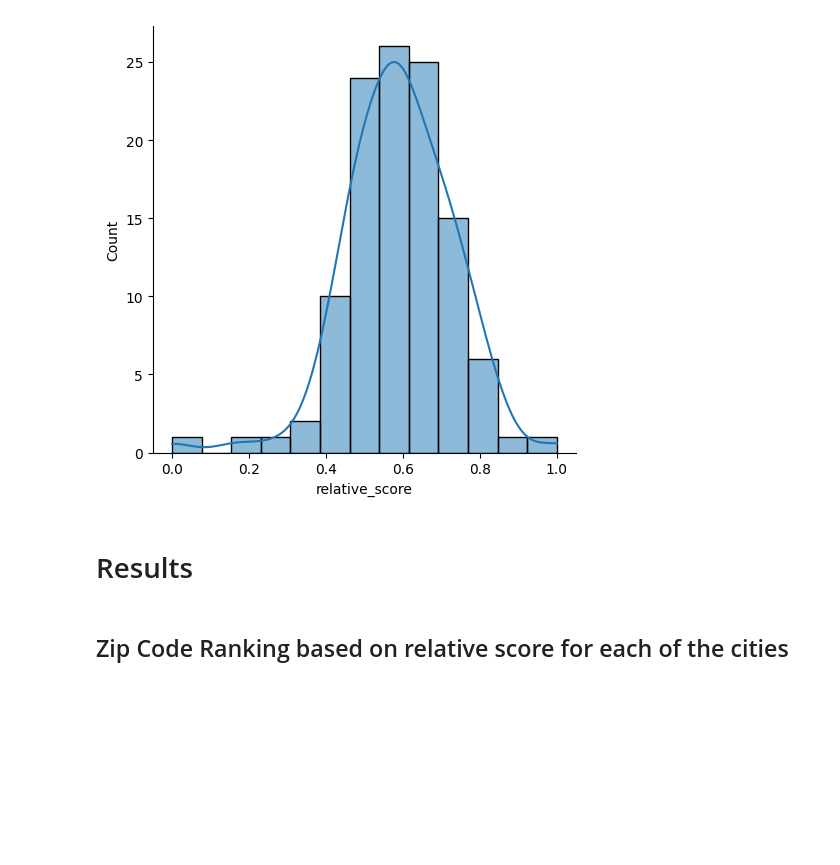
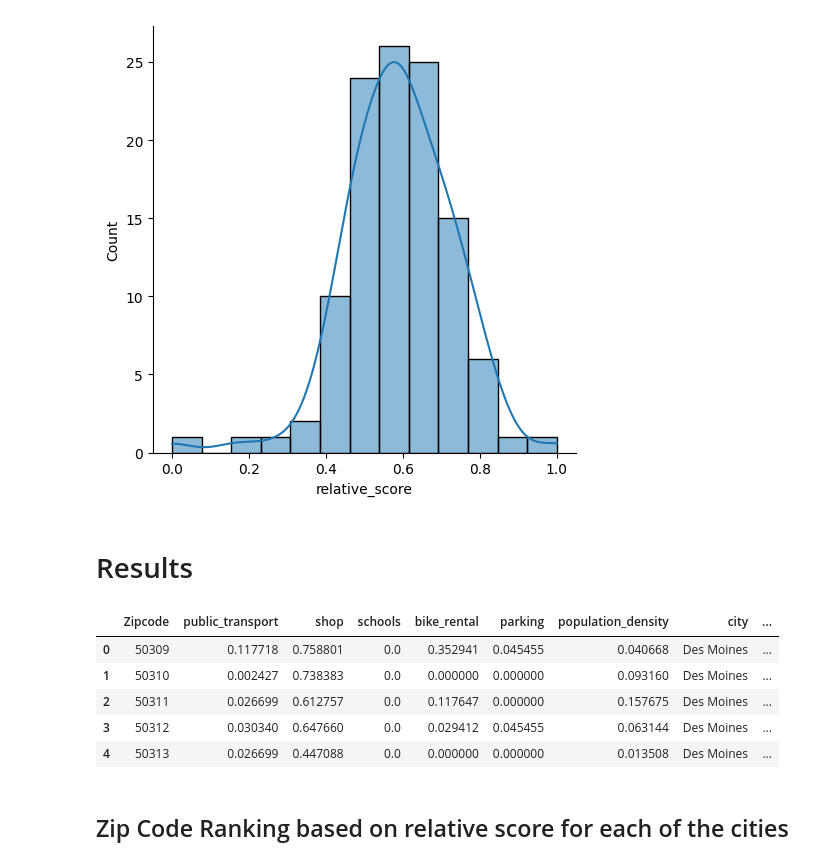
Before and after one commit to JettChenT/MathematicalModeling, a Jupyter notebook: Mock/2010/model.ipynb, the cells around one changed output. Drawn from its saved outputs; the diff is of its cells as text; code cells hidden in the pictures; blank space fills up the shorter version.

Commit message:
Fix no Zipcode issue

```diff
--- a/Mock/2010/model.ipynb
+++ b/Mock/2010/model.ipynb
@@ -113,11 +115,18 @@ sns.displot(df_norm, x='relative_score', kde=True)
 # %%
 cities = ['Chicago', 'Des Moines', 'Denver']
 res = dict()
-
-df_norm['Zipcode'] = df_norm.index.to_series()
 for city in cities:
     res[city] = df_norm[df_norm['city']==city].sort_values(by=['relative_score'], ascending=False)[['Zipcode', 'relative_score']]
     res[city].to_csv(f'./data/results/{city}_relative_rank.csv', index=False)
+# %%
+df_norm.head()
+# %% [output]
+|  | Zipcode | public_transport | shop | schools | bike_rental | parking | population_density | city | ... |
+| 0 | 50309 | 0.117718 | 0.758801 | 0.0 | 0.352941 | 0.045455 | 0.040668 | Des Moines | ... |
+| 1 | 50310 | 0.002427 | 0.738383 | 0.0 | 0.000000 | 0.000000 | 0.093160 | Des Moines | ... |
+| 2 | 50311 | 0.026699 | 0.612757 | 0.0 | 0.117647 | 0.000000 | 0.157675 | Des Moines | ... |
+| 3 | 50312 | 0.030340 | 0.647660 | 0.0 | 0.029412 | 0.045455 | 0.063144 | Des Moines | ... |
+| 4 | 50313 | 0.026699 | 0.447088 | 0.0 | 0.000000 | 0.000000 | 0.013508 | Des Moines | ... |
 # %% [markdown]
 ## Zip Code Ranking based on relative score for each of the cities
 # %%
```
Also changed, not shown: parts of 9 cells of this notebook, 5 other files.
